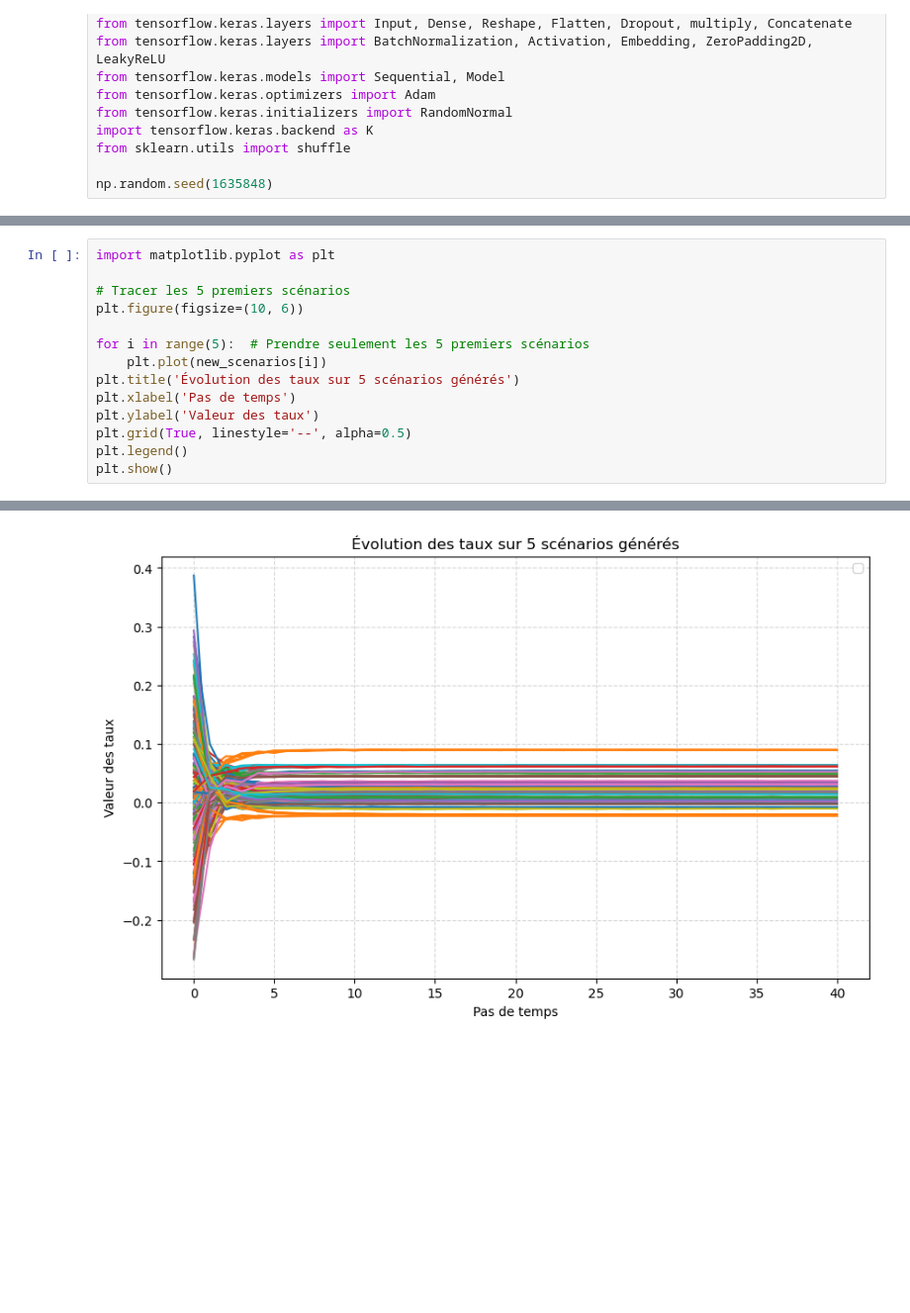
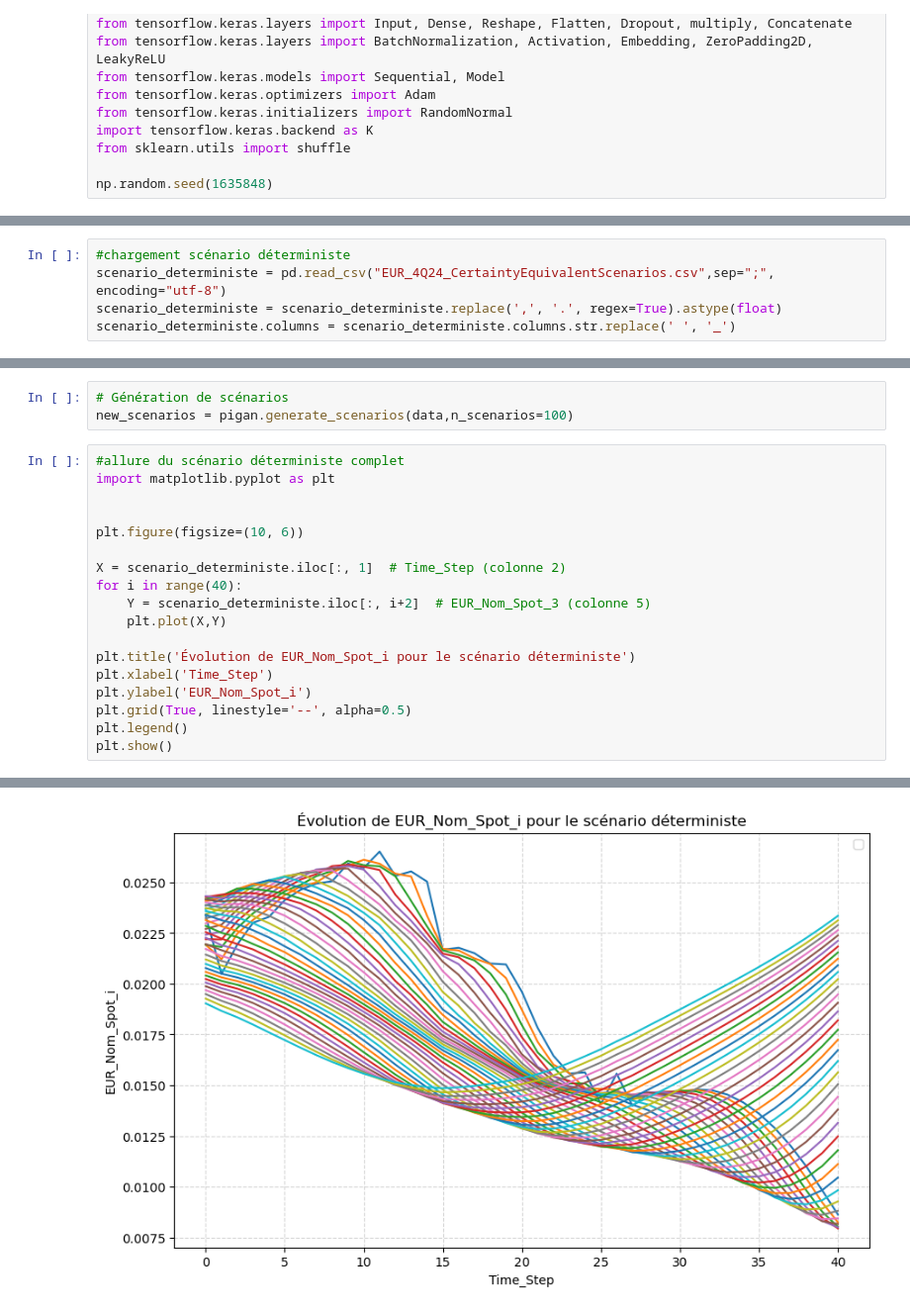
Before and after one commit to mathieuroig9/Statapp, a Jupyter notebook: PIGAN.ipynb, the cells around one changed output, grey strips where cells are left out. Shown at 99% size. Saved outputs shown, nothing was run; the diff lists cells and outputs as text; blank space fills up the shorter version.

Commit message:
amélioration du PIGAN

```diff
--- a/PIGAN.ipynb
+++ b/PIGAN.ipynb
@@ -242,3 +280,8 @@ class InterestRatePIGAN:
 
         return scenarios
+# %%
+#chargement scénario déterministe
+scenario_deterministe = pd.read_csv("EUR_4Q24_CertaintyEquivalentScenarios.csv",sep=";", encoding="utf-8")
+scenario_deterministe = scenario_deterministe.replace(',', '.', regex=True).astype(float)
+scenario_deterministe.columns = scenario_deterministe.columns.str.replace(' ', '_')
 # %%
@@ -321,14 +336,21 @@ print(new_scenarios)
+# %%
+# Génération de scénarios
+new_scenarios = pigan.generate_scenarios(data,n_scenarios=100)
 # %%
+#allure du scénario déterministe complet
 import matplotlib.pyplot as plt
 
-# Tracer les 5 premiers scénarios
+
 plt.figure(figsize=(10, 6))
 
-for i in range(5):  # Prendre seulement les 5 premiers scénarios
-    plt.plot(new_scenarios[i])
-plt.title('Évolution des taux sur 5 scénarios générés')
-plt.xlabel('Pas de temps')
-plt.ylabel('Valeur des taux')
+X = scenario_deterministe.iloc[:, 1]  # Time_Step (colonne 2)
+for i in range(40):
+    Y = scenario_deterministe.iloc[:, i+2]  # EUR_Nom_Spot_3 (colonne 5)
+    plt.plot(X,Y)
+
+plt.title('Évolution de EUR_Nom_Spot_i pour le scénario déterministe')
+plt.xlabel('Time_Step')
+plt.ylabel('EUR_Nom_Spot_i')
 plt.grid(True, linestyle='--', alpha=0.5)
 plt.legend()
 plt.show()
@@ -337 +359 @@ WARNING:matplotlib.legend:No artists with labels found to put in legend.  Note t
-[figure, old version]
+[figure, new version]
```
Also changed, not shown: parts of 25 cells of this notebook, 2 other files.
